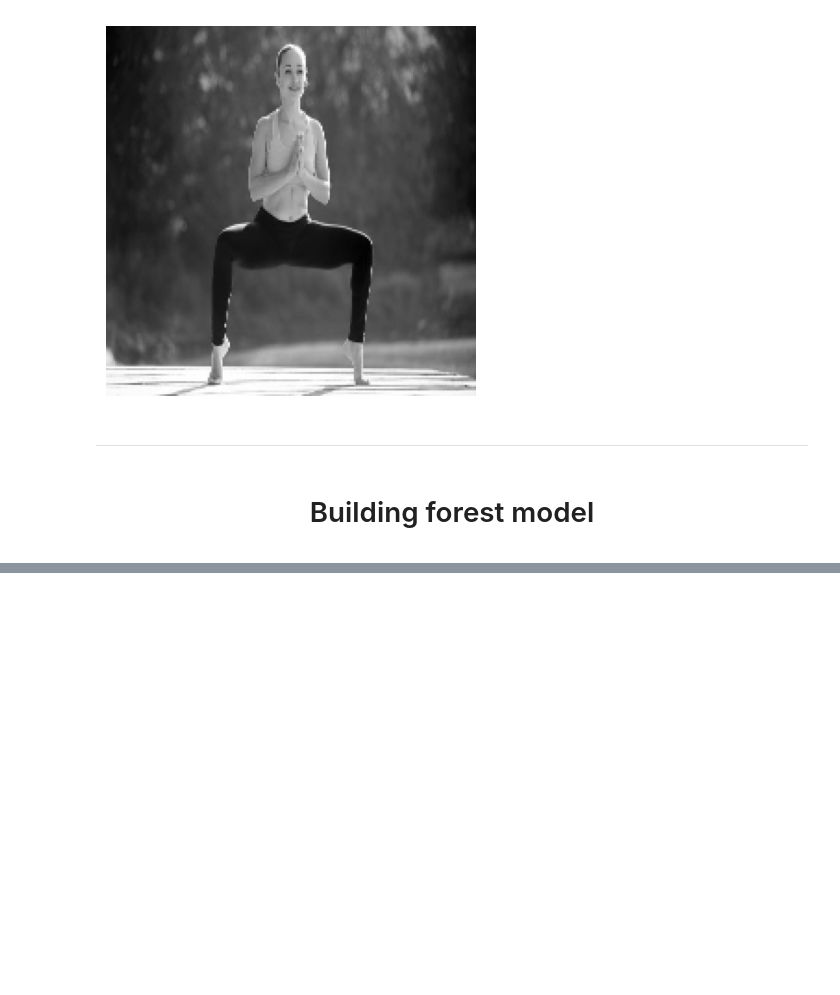
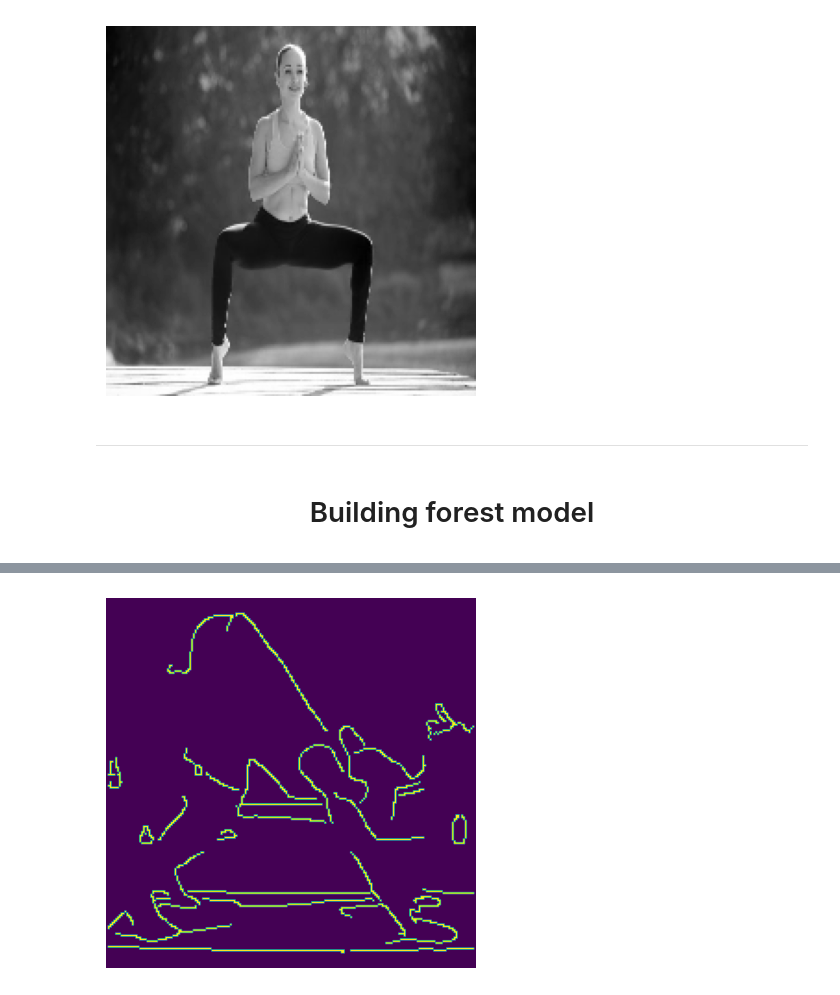
Before and after one commit to jakub-kowalik/analiza-obrazow-cyfrowych-projekt, a Jupyter notebook: src/notebooks/yoga_centroid.ipynb, the cells around one changed output, grey strips where cells are left out. Drawn from its saved outputs; the diff is of its cells as text; code cells hidden in the pictures; blank space fills up the shorter version.

```diff
--- a/src/notebooks/yoga_centroid.ipynb
+++ b/src/notebooks/yoga_centroid.ipynb
@@ -150,5 +155,16 @@ def show_points(sample: np.array, step: int = 50, treshold: int = 50):
     plt.imshow(rgb_image)
     plt.show()
+# %%
+def canny(sample: np.array):
+    try:
+        sample = cv2.cvtColor(sample, cv2.COLOR_RGB2GRAY)
+    except:
+        pass
+    return skimage.feature.canny(sample)
+
+def gaussian(sample: np.array, kernel_size: int = 5,):
+    gaussian_kernel = np.ones((kernel_size, kernel_size), np.float32) / 25
+    return cv2.filter2D(sample, -1, gaussian_kernel)
 # %%
 plt.imshow(canny_list[sample_idx])
 plt.show()
@@ -400,0 +470,9 @@ scores
+# %%
+gaussed = gaussian(dataset[sample_idx], kernel_size=3)
+cannied = canny(gaussed)
+
+plt.axis('off')
+plt.imshow(cannied)
+plt.show()
+# %% [output]
+[figure, added]
```
Also changed, not shown: parts of 30 cells of this notebook.
